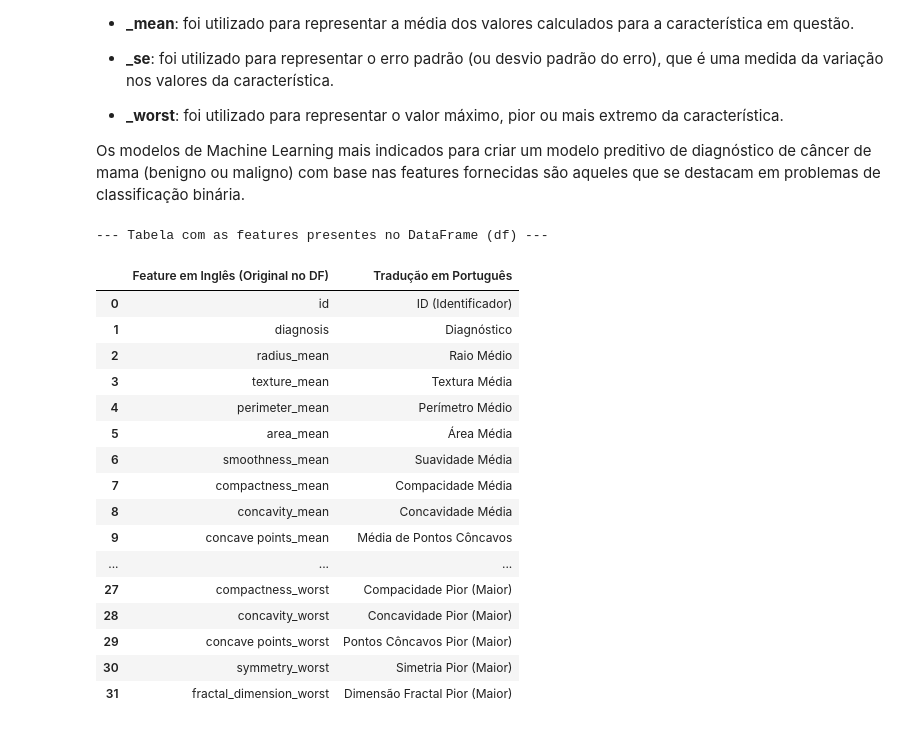
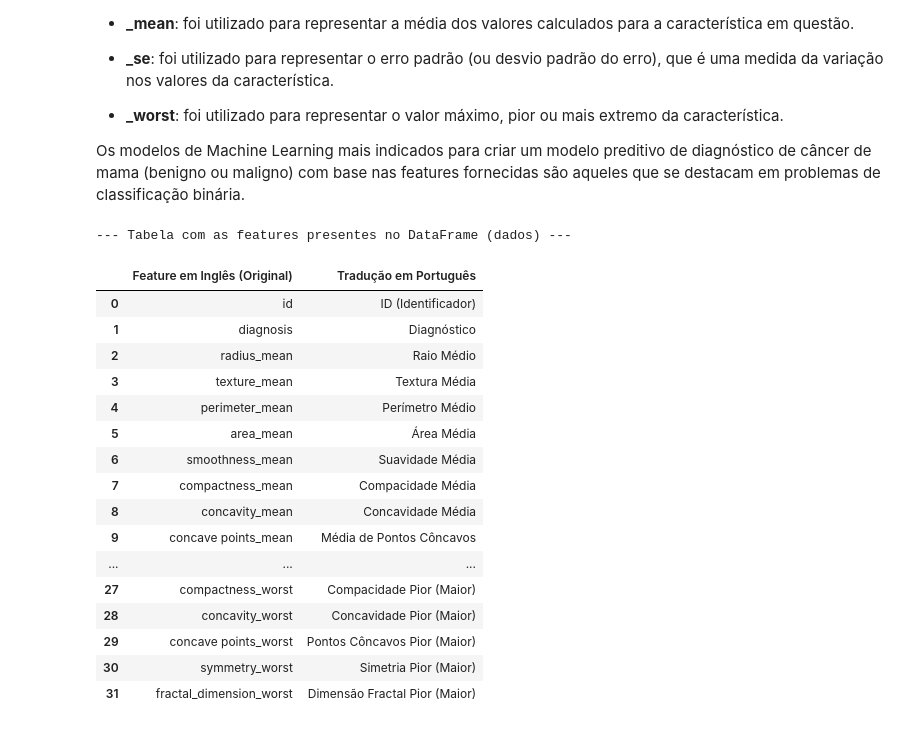
Before and after one commit to marceloklotz/breast-cancer-fiap, a Jupyter notebook: Breast_Cancer_FIAP.ipynb, the cells around one changed output. Cells and saved outputs as stored; diff of their text form; code cells hidden in the pictures.

```diff
--- a/Breast_Cancer_FIAP.ipynb
+++ b/Breast_Cancer_FIAP.ipynb
@@ -27,11 +27,11 @@ pd.set_option('display.max_columns', None)
 # Indica a URL do data set hospedado no Github
 base_de_dados = 'https://raw.githubusercontent.com/marceloklotz/breast-cancer-fiap/refs/heads/main/breast-cancer.csv'
 
-# Leitura e armazenamento do data set na variável df (data-frame)
-df = pd.read_csv(base_de_dados)
+# Leitura e armazenamento do data set na variável "dados"
+dados = pd.read_csv(base_de_dados)
 
 # Abre a visualização das primeiras 50 linhas da base de dados
-df.head(50)
+dados.head(50)
 # %% [output]
 |  | id | diagnosis | radius_mean | texture_mean | perimeter_mean | area_mean | smoothness_mean | ... |
 | 0 | 842302 | M | 17.990 | 10.38 | 122.80 | 1001.0 | 0.11840 | ... |
@@ -218,41 +218,41 @@ mapa_traducao_csv = {
     # Features Piores/Maiores ('_worst')
     'radius_worst': 'Raio Pior (Maior)',
     'texture_worst': 'Textura Pior (Maior)',
     'perimeter_worst': 'Perímetro Pior (Maior)',
     'area_worst': 'Área Pior (Maior)',
     'smoothness_worst': 'Suavidade Pior (Maior)',
     'compactness_worst': 'Compacidade Pior (Maior)',
     'concavity_worst': 'Concavidade Pior (Maior)',
     'concave points_worst': 'Pontos Côncavos Pior (Maior)',
     'symmetry_worst': 'Simetria Pior (Maior)',
     'fractal_dimension_worst': 'Dimensão Fractal Pior (Maior)'
 }
 # Lista para armazenar pares (Nome Original, Tradução)
 dados_tabela = []
 
-# Itera sobre todas as colunas presentes no seu DataFrame 'df'
-for nome_original in df.columns:
+# Itera sobre todas as colunas presentes no data frame "dados"
+for nome_original in dados.columns:
     # Verifica se a feature está no dicionário de tradução
     if nome_original in mapa_traducao_csv:
         traducao = mapa_traducao_csv[nome_original]
         dados_tabela.append((nome_original, traducao))
     else:
         # Adiciona colunas não mapeadas (se houver) para referência, se desejar
         # dados_tabela.append((nome_original, 'Sem Tradução Específica'))
         pass # Ignora colunas que não estão no mapeamento (como colunas extras)
 
 # Cria o DataFrame para a visualização
-df_traducao = pd.DataFrame(
+dados_traducao = pd.DataFrame(
     dados_tabela,
-    columns=['Feature em Inglês (Original no DF)', 'Tradução em Português']
+    columns=['Feature em Inglês (Original)', 'Tradução em Português']
 )
 
 # Exibe a tabela no Colab de forma formatada e traduzida.
-print("--- Tabela com as features presentes no DataFrame (df) ---")
-df_traducao
+print("--- Tabela com as features presentes no DataFrame (dados) ---")
+dados_traducao
 # %% [output]
---- Tabela com as features presentes no DataFrame (df) ---
+--- Tabela com as features presentes no DataFrame (dados) ---
-|  | Feature em Inglês (Original no DF) | Tradução em Português |
+|  | Feature em Inglês (Original) | Tradução em Português |
 | 0 | id | ID (Identificador) |
 | 1 | diagnosis | Diagnóstico |
 | 2 | radius_mean | Raio Médio |
```
Also changed, not shown: parts of 3 cells of this notebook.
